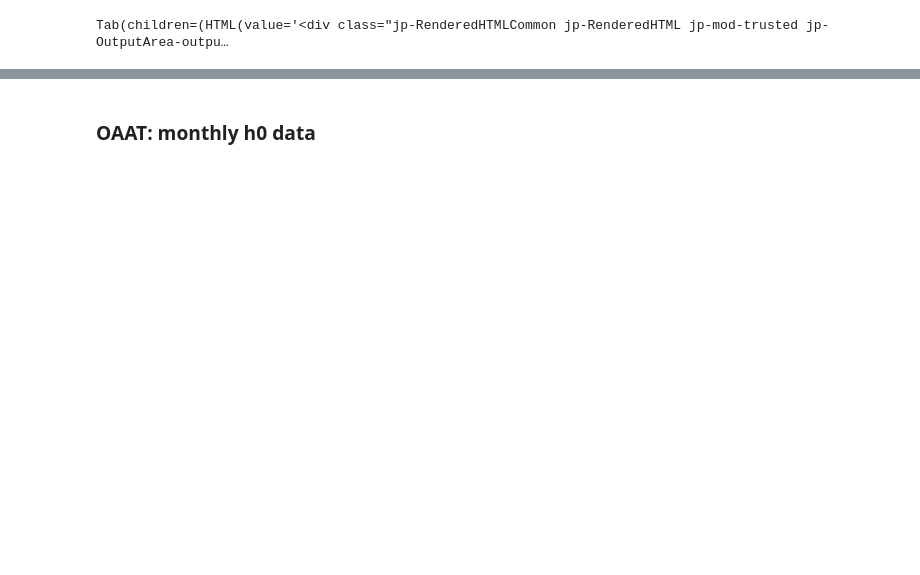
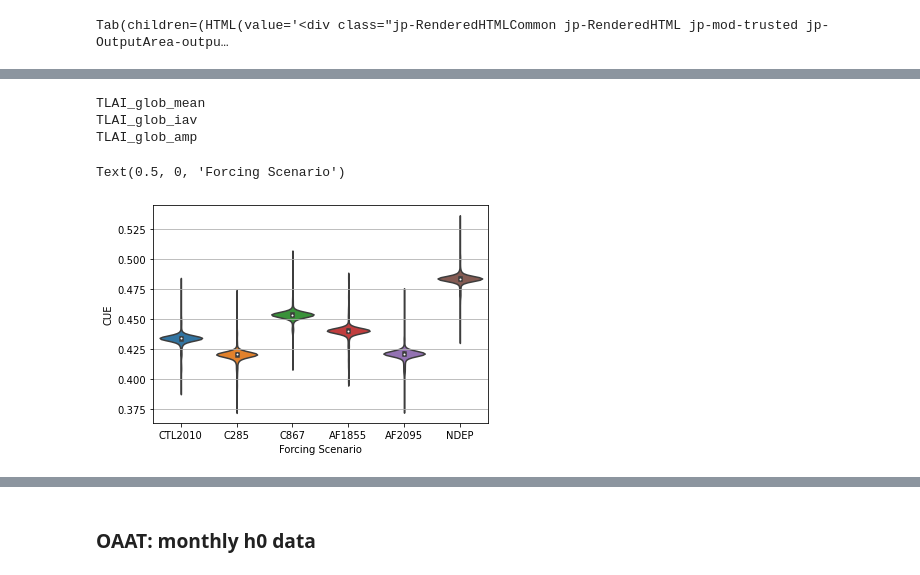
Before and after one commit to djk2120/oaat_clm5_ppe, a Jupyter notebook: pyth/template.ipynb, the cells around one changed output, grey strips where cells are left out. Saved outputs shown, nothing was run; the diff lists cells and outputs as text; code cells hidden in the pictures; blank space fills up the shorter version.

```diff
--- a/pyth/template.ipynb
+++ b/pyth/template.ipynb
@@ -55,0 +135,5 @@ Tab(children=(HTML(value='<div class="jp-RenderedHTMLCommon jp-RenderedHTML jp-m
+# %%
+dvs=['AR']
+exps=['CTL2010','C285','C867','AF1855','AF2095','NDEP']
+dsets = {exp:get_exp(exp,dvs=dvs) for exp in exps}
+ds=dsets['CTL2010']
@@ -55,0 +194,6 @@ Tab(children=(HTML(value='<div class="jp-RenderedHTMLCommon jp-RenderedHTML jp-m
+# %%
+postp('TLAI','glob',dsets,cfs)
+# %% [output]
+TLAI_glob_mean
+TLAI_glob_iav
+TLAI_glob_amp
@@ -55,0 +216,17 @@ Tab(children=(HTML(value='<div class="jp-RenderedHTMLCommon jp-RenderedHTML jp-m
+# %%
+x=xr.open_dataset
+# %%
+v='CUE'
+x[4,58]=np.nan
+nens=len(x.ens)
+
+df=pd.DataFrame({v:np.concatenate([x for x in x]),
+                 'Experiment':np.repeat(exps,nens)})
+
+sns.violinplot(data=df,x='Experiment',y=v,orient='v')
+
+plt.grid(axis='y')
+plt.xlabel('Forcing Scenario')
+# %% [output]
+Text(0.5, 0, 'Forcing Scenario')
+[figure, added]
```
Also changed, not shown: parts of 61 cells of this notebook, 30 other files.
